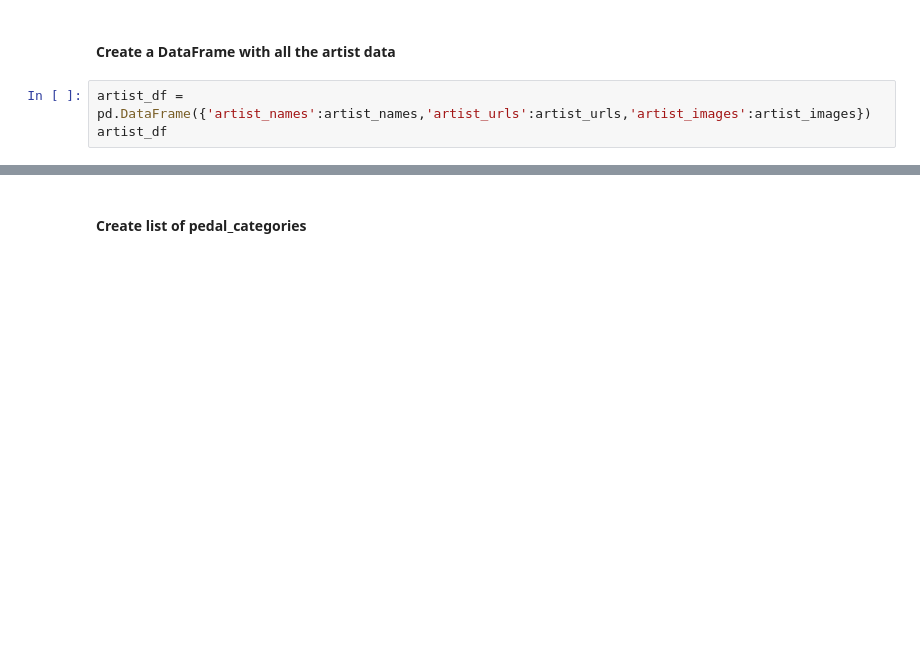
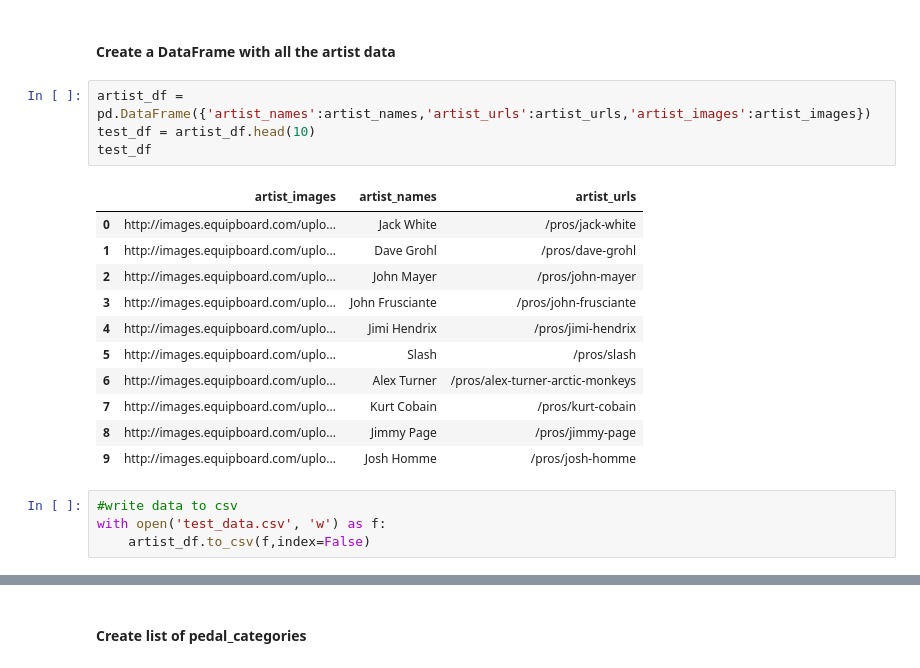
Before and after one commit to stephpena/dont_fret, a Jupyter notebook: Notes/equipboard_data.ipynb, the cells around one changed output, grey strips where cells are left out. Cells and saved outputs as stored; diff of their text form; blank space fills up the shorter version.

Commit message:
cleaned and saved data as csv

```diff
--- a/Notes/equipboard_data.ipynb
+++ b/Notes/equipboard_data.ipynb
@@ -181,4 +189,21 @@ pedal_list
 #### Create a DataFrame with all the artist data
 # %%
 artist_df = pd.DataFrame({'artist_names':artist_names,'artist_urls':artist_urls,'artist_images':artist_images})
-artist_df
+test_df = artist_df.head(10)
+test_df
+# %% [output]
+|  | artist_images | artist_names | artist_urls |
+| 0 | http://images.equipboard.com/uplo... | Jack White | /pros/jack-white |
+| 1 | http://images.equipboard.com/uplo... | Dave Grohl | /pros/dave-grohl |
+| 2 | http://images.equipboard.com/uplo... | John Mayer | /pros/john-mayer |
+| 3 | http://images.equipboard.com/uplo... | John Frusciante | /pros/john-frusciante |
+| 4 | http://images.equipboard.com/uplo... | Jimi Hendrix | /pros/jimi-hendrix |
+| 5 | http://images.equipboard.com/uplo... | Slash | /pros/slash |
+| 6 | http://images.equipboard.com/uplo... | Alex Turner | /pros/alex-turner-arctic-monkeys |
+| 7 | http://images.equipboard.com/uplo... | Kurt Cobain | /pros/kurt-cobain |
+| 8 | http://images.equipboard.com/uplo... | Jimmy Page | /pros/jimmy-page |
+| 9 | http://images.equipboard.com/uplo... | Josh Homme | /pros/josh-homme |
+# %%
+#write data to csv
+with open('test_data.csv', 'w') as f:
+    artist_df.to_csv(f,index=False)
```
Also changed, not shown: parts of 12 cells of this notebook, 1 other file.
